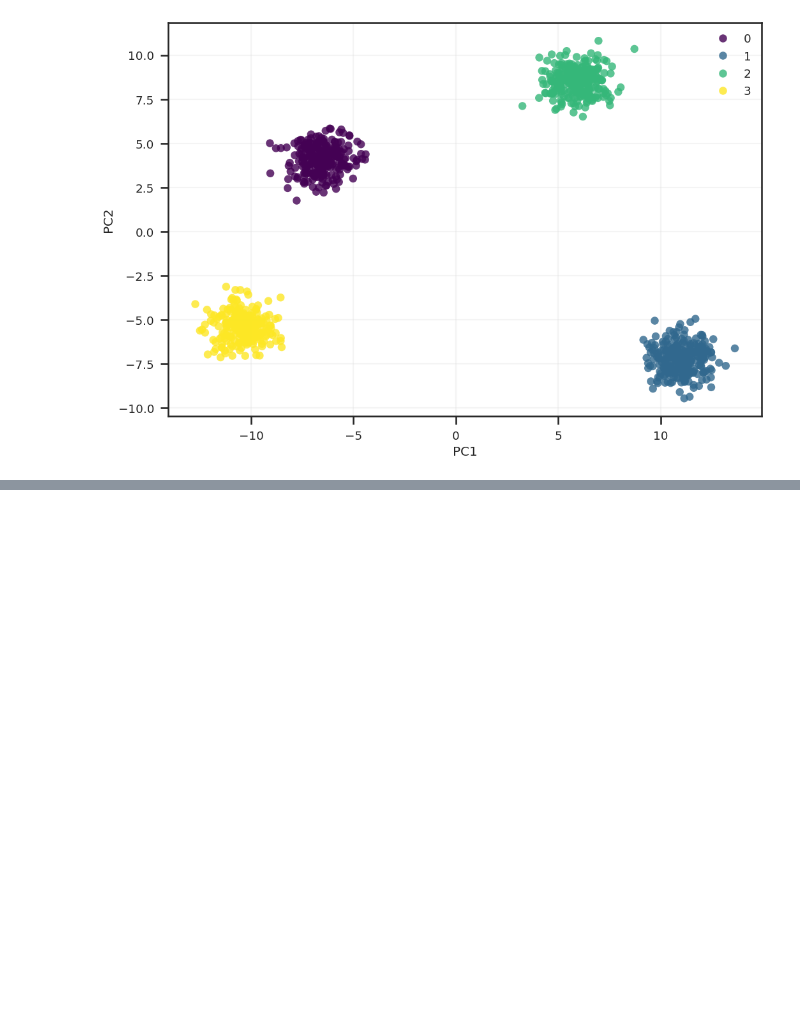
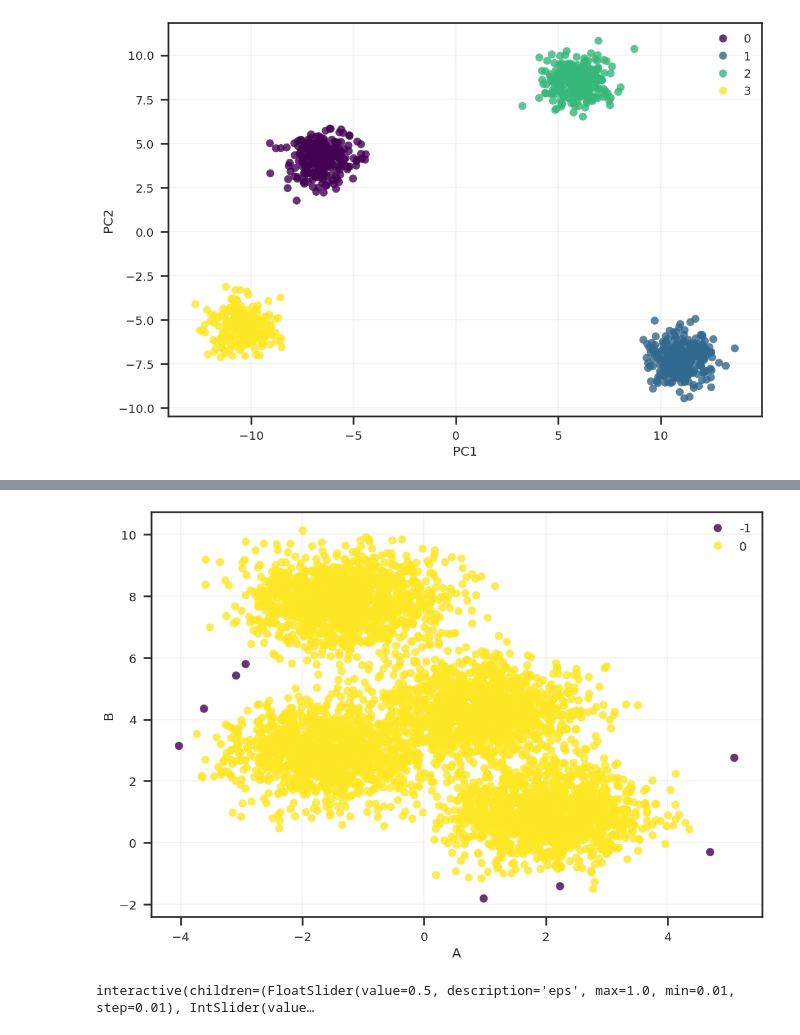
Before and after one commit to DataEtnos/Estudos-2, a Jupyter notebook: K_Means_avaliação_de_métricas.ipynb, the cells around one changed output, grey strips where cells are left out. Cells and saved outputs as stored; diff of their text form; code cells hidden in the pictures; blank space fills up the shorter version.

```diff
--- a/K_Means_avaliação_de_métricas.ipynb
+++ b/K_Means_avaliação_de_métricas.ipynb
@@ -338,0 +462,4 @@ px.scatter_3d(df_pca, x='PC1', y='PC2', z='PC3', color=labels, template='plotly_
+# %%
+X,y = datasets.make_blobs(n_samples=int(5E3), n_features=2, centers=4, cluster_std=.8, random_state=0)
+df = pd.DataFrame(X, columns=list(string.ascii_uppercase[:X.shape[1]]))
+df.head()
@@ -338,0 +477,16 @@ px.scatter_3d(df_pca, x='PC1', y='PC2', z='PC3', color=labels, template='plotly_
+# %%
+# Train DBSCAN (function)
+labels = dbscan(X)[1]
+# %%
+# Visualize output
+sns.scatterplot(data=df, x='A', y='B', hue=labels, **scatter_kwargs);
+# %% [output]
+[figure, added]
+# %%
+@interact(eps=(0.01,1, 0.01), min_samples=(1,20))
+def custom_dbscan(eps, min_samples):
+  _, labels = dbscan(X, eps=eps, min_samples=min_samples)
+  sns.scatterplot(data=df, x='A', y='B', hue=labels, palette='tab10') #ALTERE
+  plt.show()
+# %% [output]
+interactive(children=(FloatSlider(value=0.5, description='eps', max=1.0, min=0.01, step=0.01), IntSlider(value…
```
Also changed, not shown: parts of 48 cells of this notebook.
